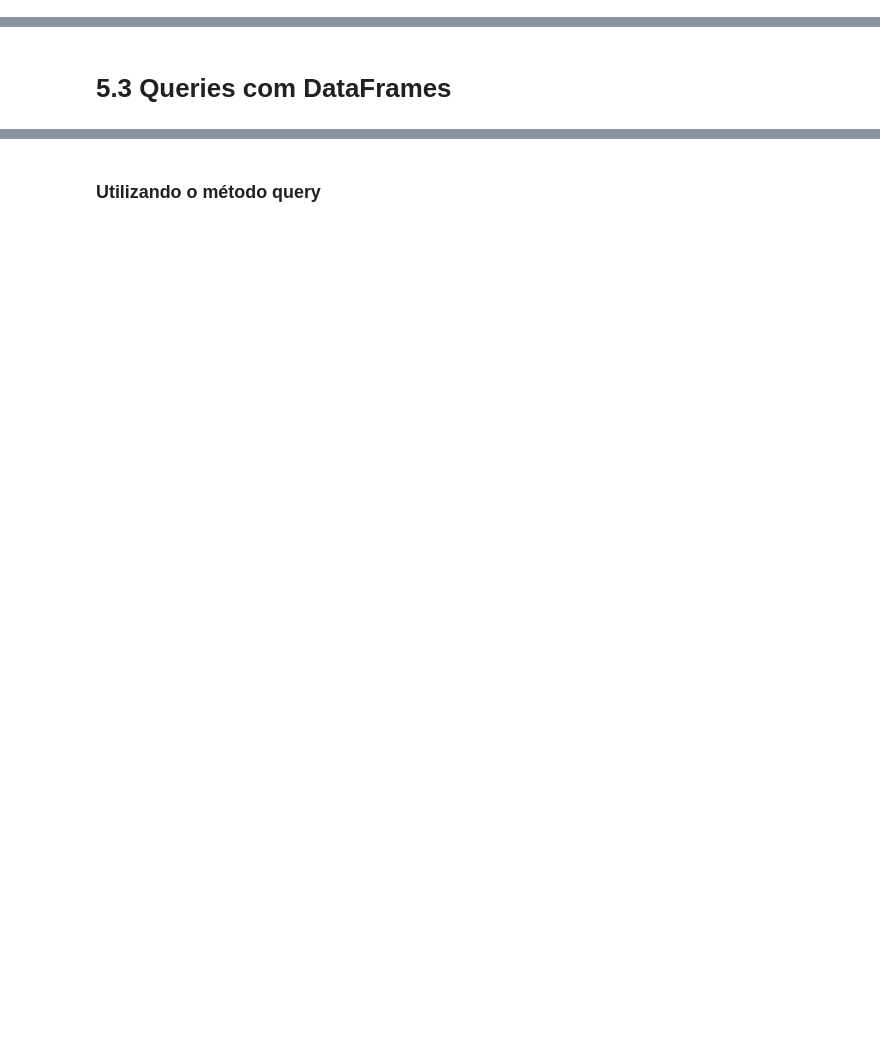
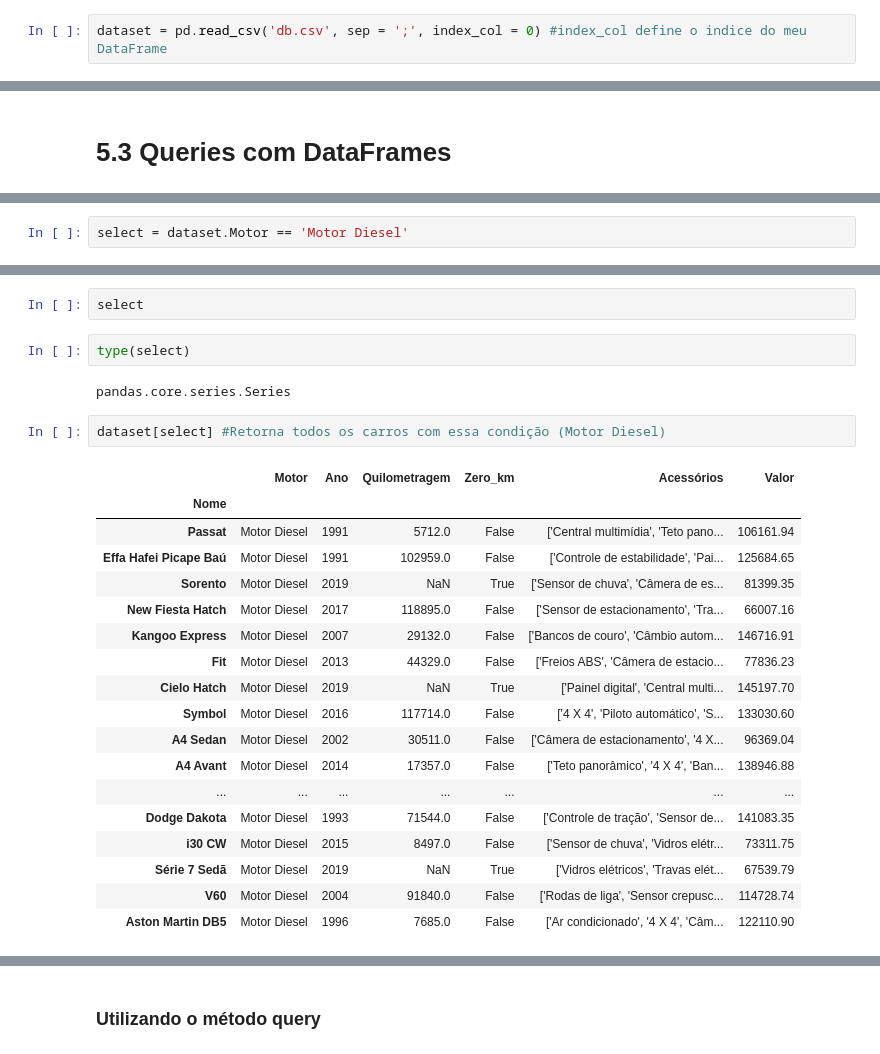
Before and after one commit to guilemes1/Learning, a Jupyter notebook: Notebooks/Python_para_Data_Science_Pandas.ipynb, the cells around one changed output, grey strips where cells are left out. Drawn from its saved outputs; the diff is of its cells as text; blank space fills up the shorter version.

Commit message:
Trabalhando com a lib Pandas - Estruturas, Queries com Data Frames e Tratamento de Dados

```diff
--- a/Notebooks/Python_para_Data_Science_Pandas.ipynb
+++ b/Notebooks/Python_para_Data_Science_Pandas.ipynb
@@ -799,0 +857,2 @@ dados = {
+# %%
+dataset = pd.read_csv('db.csv', sep = ';', index_col = 0) #index_col define o indice do meu DataFrame
@@ -817,0 +1077,2 @@ dados = {
+# %%
+select = dataset.Motor == 'Motor Diesel'
@@ -817,0 +1093,27 @@ dados = {
+# %%
+select
+# %%
+type(select)
+# %% [output]
+pandas.core.series.Series
+# %%
+dataset[select] #Retorna todos os carros com essa condição (Motor Diesel)
+# %% [output]
+|  | Motor | Ano | Quilometragem | Zero_km | Acessórios | Valor |
+| Nome |  |  |  |  |  |  |
+| Passat | Motor Diesel | 1991 | 5712.0 | False | ['Central multimídia', 'Teto pano... | 106161.94 |
+| Effa Hafei Picape Baú | Motor Diesel | 1991 | 102959.0 | False | ['Controle de estabilidade', 'Pai... | 125684.65 |
+| Sorento | Motor Diesel | 2019 | NaN | True | ['Sensor de chuva', 'Câmera de es... | 81399.35 |
+| New Fiesta Hatch | Motor Diesel | 2017 | 118895.0 | False | ['Sensor de estacionamento', 'Tra... | 66007.16 |
+| Kangoo Express | Motor Diesel | 2007 | 29132.0 | False | ['Bancos de couro', 'Câmbio autom... | 146716.91 |
+| Fit | Motor Diesel | 2013 | 44329.0 | False | ['Freios ABS', 'Câmera de estacio... | 77836.23 |
+| Cielo Hatch | Motor Diesel | 2019 | NaN | True | ['Painel digital', 'Central multi... | 145197.70 |
+| Symbol | Motor Diesel | 2016 | 117714.0 | False | ['4 X 4', 'Piloto automático', 'S... | 133030.60 |
+| A4 Sedan | Motor Diesel | 2002 | 30511.0 | False | ['Câmera de estacionamento', '4 X... | 96369.04 |
+| A4 Avant | Motor Diesel | 2014 | 17357.0 | False | ['Teto panorâmico', '4 X 4', 'Ban... | 138946.88 |
+| ... | ... | ... | ... | ... | ... | ... |
+| Dodge Dakota | Motor Diesel | 1993 | 71544.0 | False | ['Controle de tração', 'Sensor de... | 141083.35 |
+| i30 CW | Motor Diesel | 2015 | 8497.0 | False | ['Sensor de chuva', 'Vidros elétr... | 73311.75 |
+| Série 7 Sedã | Motor Diesel | 2019 | NaN | True | ['Vidros elétricos', 'Travas elét... | 67539.79 |
+| V60 | Motor Diesel | 2004 | 91840.0 | False | ['Rodas de liga', 'Sensor crepusc... | 114728.74 |
+| Aston Martin DB5 | Motor Diesel | 1996 | 7685.0 | False | ['Ar condicionado', '4 X 4', 'Câm... | 122110.90 |
```
Also changed, not shown: parts of 48 cells of this notebook.
